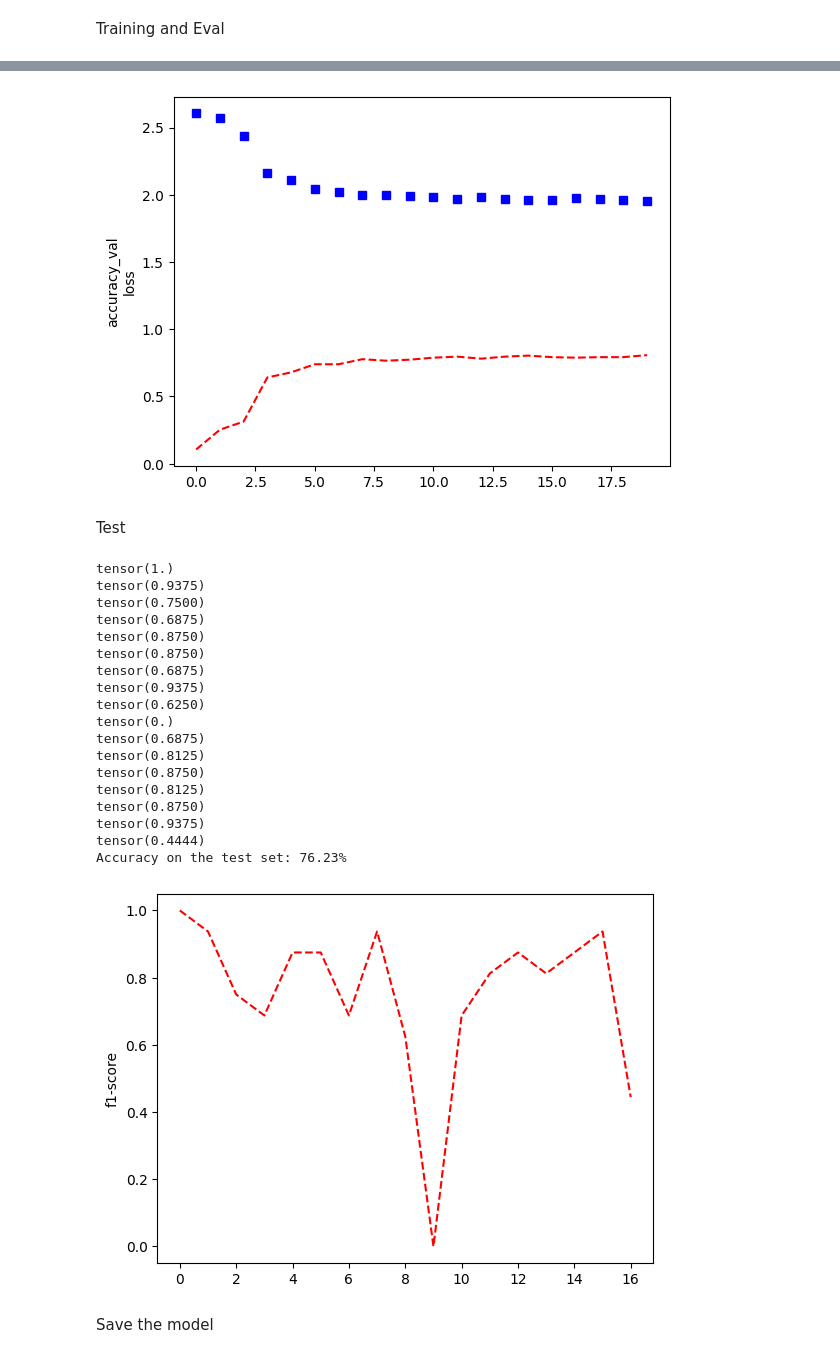
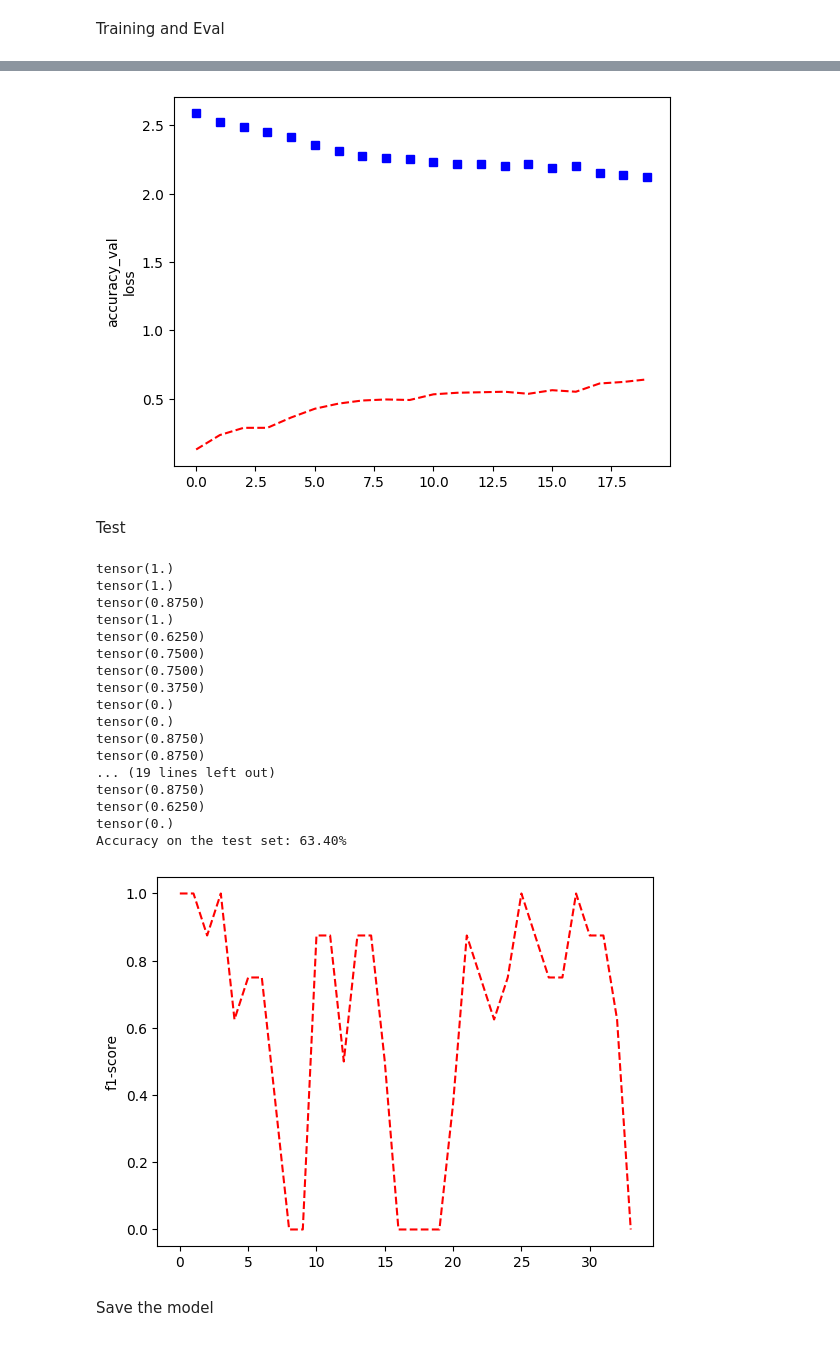
Before and after one commit to francomano/Cards_Classification_Kaggle, a Jupyter notebook: stuff.ipynb, the cells around one changed output, grey strips where cells are left out. Saved outputs shown, nothing was run; the diff lists cells and outputs as text; code cells hidden in the pictures.

Commit message:
added resnet results

```diff
--- a/stuff.ipynb
+++ b/stuff.ipynb
@@ -120,7 +120,7 @@ train_set = CustomDataset(df, 'archive', 'train')
 validation_set = CustomDataset(df, 'archive', 'valid')
 test_set = CustomDataset(df, 'archive', 'test' )
 
-BATCH_SIZE = 16
+BATCH_SIZE = 8
 
 train_loader = torch.utils.data.DataLoader(train_set, batch_size=BATCH_SIZE, shuffle=True)
 validation_loader = torch.utils.data.DataLoader(validation_set, batch_size=BATCH_SIZE, shuffle=False)
@@ -203,5 +186,6 @@ myCNN(
 # %%
-#net=torch.hub.load('pytorch/vision:v0.10.0', 'resnet18', pretrained=False)
-#num_ftrs = net.fc.in_features
-#net.fc = torch.nn.Linear(num_ftrs, 14)
-#net.to(DEVICE)
+net=torch.hub.load('pytorch/vision:v0.10.0', 'resnet18', pretrained=False)
+print(net.modules)
+num_ftrs = net.fc.in_features
+net.fc = torch.nn.Linear(num_ftrs, 14)
+net.to(DEVICE)
@@ -230,7 +250,8 @@ for epoch in range(max_epochs):
         y = F.one_hot(y, 14).float()
         optimizer.zero_grad()
 
-        pred = net(x)
+        #pred = net(x)
+        pred=torch.softmax(net(x),dim=1) #use this for loaded models
         loss_ = loss(pred, y)
 
         loss_.backward()
@@ -247,7 +268,8 @@ for epoch in range(max_epochs):
         n = float(x.size(0))
         total += n
         y = F.one_hot(y, 14).float()
-        pred = net(x)
+        #pred = net(x)
+        pred=torch.softmax(net(x),dim=1) #use this for loaded models
         loss_ += (n * loss(pred, y))
         acc  += float(correct_predictions(pred, y))
     loss_ /= total
@@ -255,7 +277,7 @@ for epoch in range(max_epochs):
     losses.append(loss_.cpu())
     accuracies.append(acc)
 
-    print(f'EPOCH{epoch+1:4d} LOSS: {loss_:.5f}',
-          f'ACC: {acc:.2%} ')
-    scheduler.step()
+    print(f'epoch{epoch+1:4d} loss: {loss_:.5f}',
+          f'accuracy: {acc:.2%} ')
+    #scheduler.step()
 # %% [output]
@@ -284,61 +306,61 @@ plt.plot(range(max_epochs),accuracies,'r--',range(max_epochs),losses,'bs')
 plt.ylabel('accuracy_val\nloss')
 plt.show()
 # %% [output]
-[figure, old version]
+[figure, new version]
 # %% [markdown]
 Test
 # %%
 from torchmetrics.classification import MulticlassF1Score
-net=myCNN()
-net.to(DEVICE)
-net.load_state_dict(torch.load("./model"))
+#net=myCNN()
+#net.to(DEVICE)
+#net.load_state_dict(torch.load("./model"))
 net.eval()
 acc = 0.
 total = 0.
 f1 = MulticlassF1Score(task="multiclass", num_classes=14,average='micro')
 f1_list=[]
 
 for i, (x, y) in enumerate(test_loader):
   with torch.no_grad():
     x, y = x.to(DEVICE),y.to(DEVICE)
     z = F.one_hot(y, 14).float()
     n = float(x.size(0))
     total += n
-    pred = net(x)
+    #pred=net(x)
+    pred = torch.softmax(net(x),dim=1)         #loaded models
     acc  += float(correct_predictions(pred, z))
     f1_score=f1(pred.cpu().argmax(dim=-1), y.cpu())
     print(f1_score)
     f1_list.append(f1_score)
 acc/=total
 
 
 
 
 print(f"Accuracy on the test set: {acc:.2%}")
 x_axis=range(int(test_set.__len__()/BATCH_SIZE)+1)
 plt.plot(x_axis,f1_list,'r--')
 plt.ylabel('f1-score')
 plt.show()
 # %% [output]
 tensor(1.)
-tensor(0.9375)
+tensor(1.)
+tensor(0.8750)
+tensor(1.)
+tensor(0.6250)
 tensor(0.7500)
-tensor(0.6875)
+tensor(0.7500)
+tensor(0.3750)
+tensor(0.)
+tensor(0.)
 tensor(0.8750)
 tensor(0.8750)
-tensor(0.6875)
-tensor(0.9375)
+... (19 lines left out)
+tensor(0.8750)
 tensor(0.6250)
 tensor(0.)
-tensor(0.6875)
-tensor(0.8125)
-tensor(0.8750)
-tensor(0.8125)
-tensor(0.8750)
-tensor(0.9375)
-tensor(0.4444)
-Accuracy on the test set: 76.23%
+Accuracy on the test set: 63.40%
-[figure, old version]
+[figure, new version]
 # %% [markdown]
 Save the model
 # %%
```
Also changed, not shown: parts of 6 cells of this notebook.
